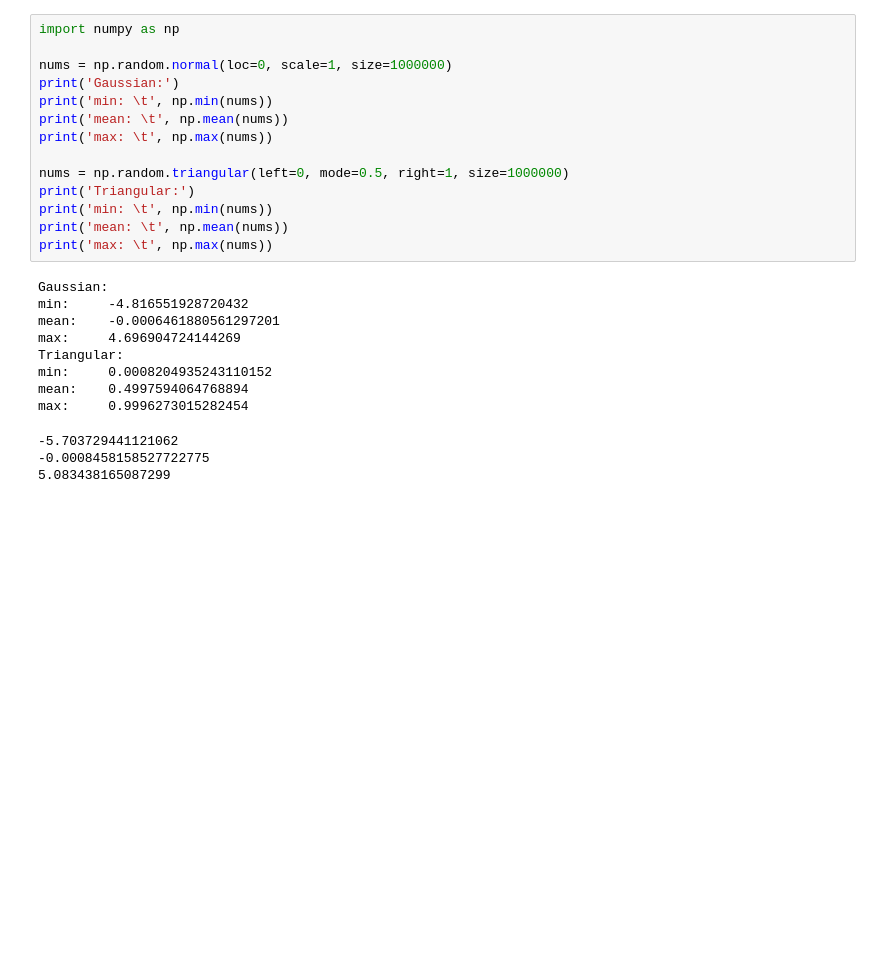
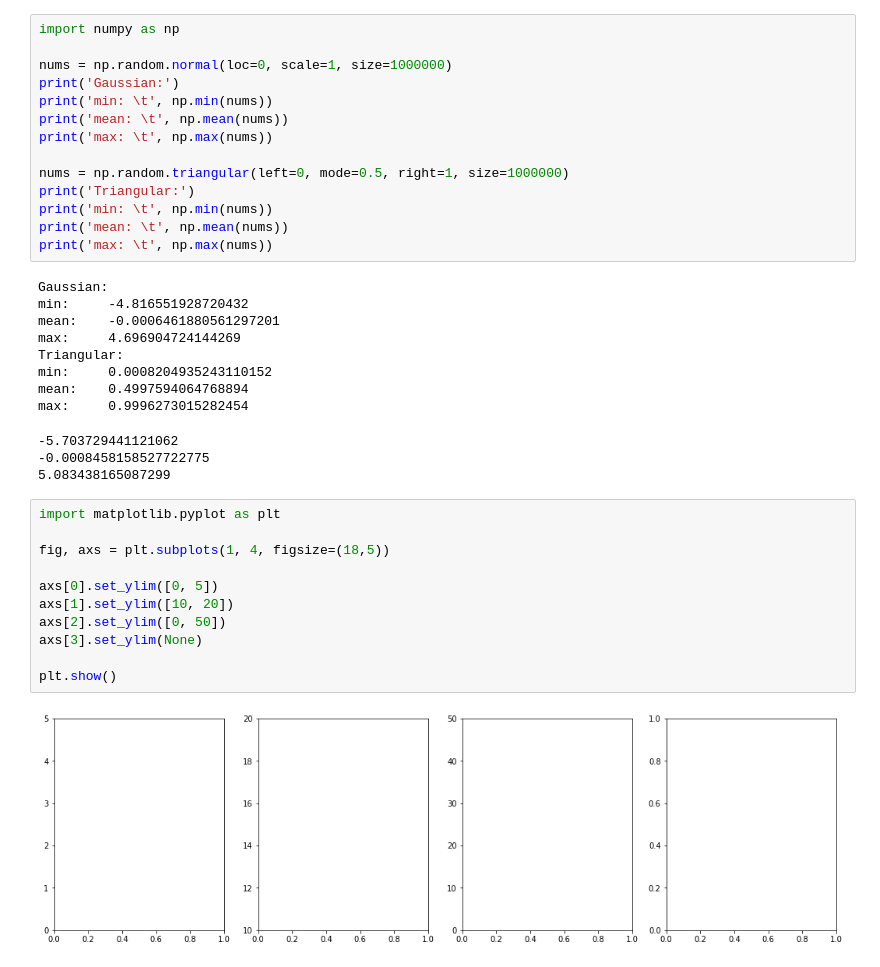
Before and after one commit to mferri17/cnn-drone-befree, a Jupyter notebook: src/interactive.ipynb, the cells around one changed output. Saved outputs shown, nothing was run; the diff lists cells and outputs as text; blank space fills up the shorter version.

```diff
--- a/src/interactive.ipynb
+++ b/src/interactive.ipynb
@@ -40,3 +40,16 @@ max:     0.9996273015282454
 -5.703729441121062
 -0.0008458158527722775
 5.083438165087299
+# %%
+import matplotlib.pyplot as plt
+
+fig, axs = plt.subplots(1, 4, figsize=(18,5))
+
+axs[0].set_ylim([0, 5])
+axs[1].set_ylim([10, 20])
+axs[2].set_ylim([0, 50])
+axs[3].set_ylim(None)
+
+plt.show()
+# %% [output]
+[figure, added]
```
Also changed, not shown: 5 other files.
